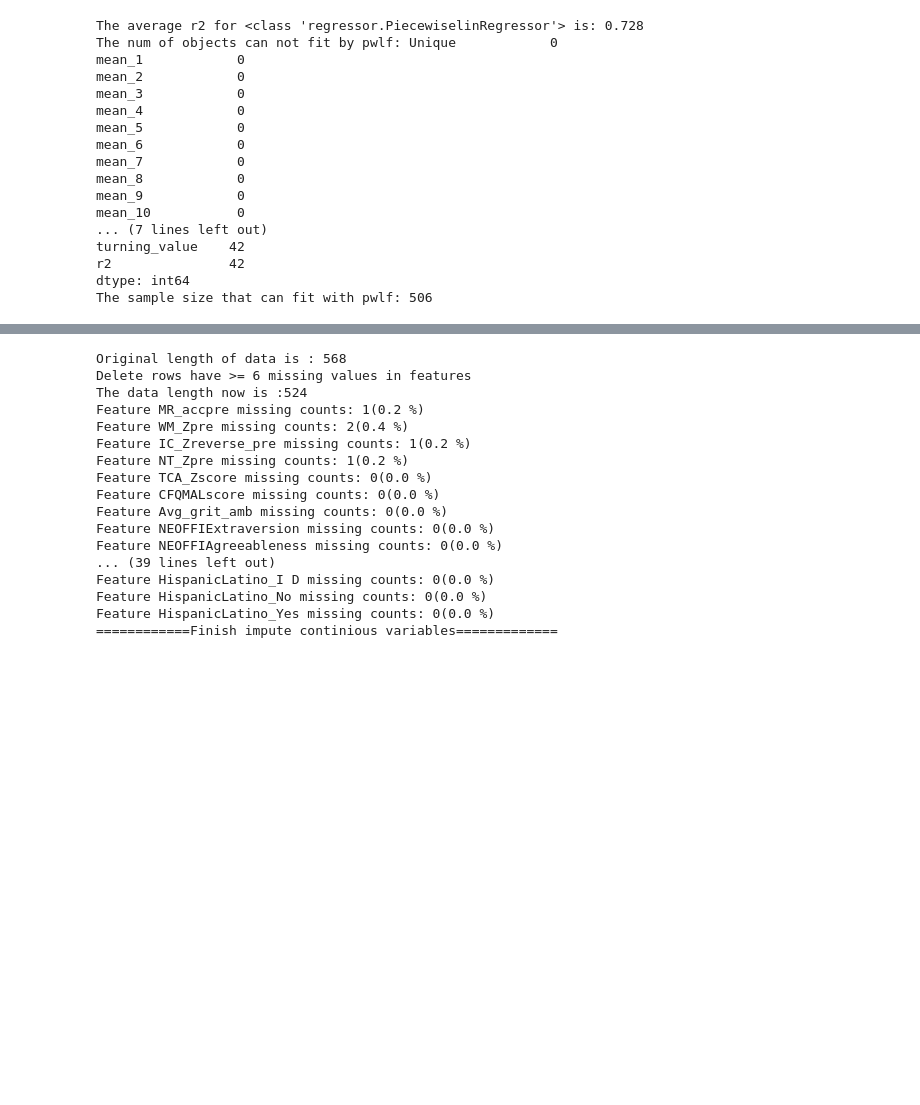
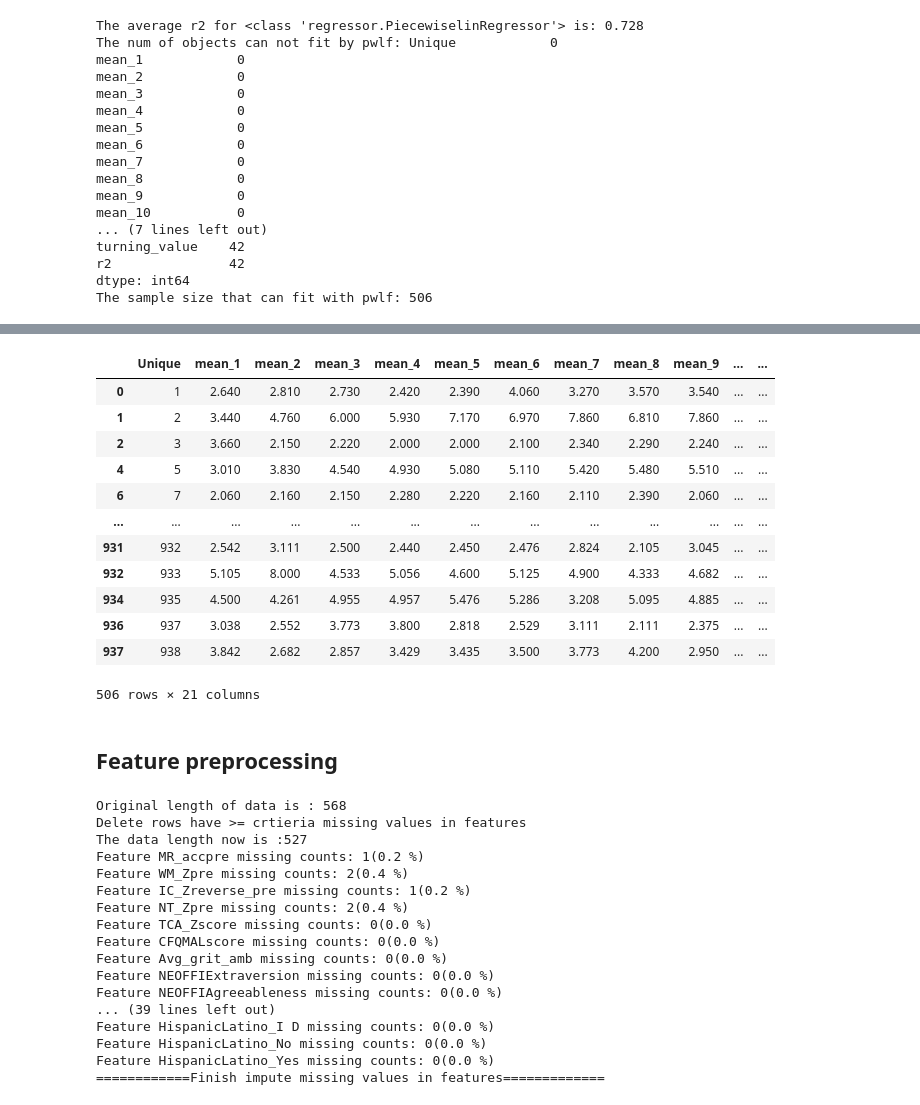
Before and after one commit to YiFeng/IndividualDifference, a Jupyter notebook: indivdiff_ml_pre.ipynb, the cells around one changed output, grey strips where cells are left out. Saved outputs shown, nothing was run; the diff lists cells and outputs as text; code cells hidden in the pictures; blank space fills up the shorter version.

Commit message:
revised classification preprocessing

```diff
--- a/indivdiff_ml_pre.ipynb
+++ b/indivdiff_ml_pre.ipynb
@@ -125,0 +139,16 @@ findfont: Generic family 'sans-serif' not found because none of the following fa
+# %%
+int_test.data
+# %% [output]
+|  | Unique | mean_1 | mean_2 | mean_3 | mean_4 | mean_5 | mean_6 | mean_7 | mean_8 | mean_9 | ... | ... |
+| 0 | 1 | 2.640 | 2.810 | 2.730 | 2.420 | 2.390 | 4.060 | 3.270 | 3.570 | 3.540 | ... | ... |
+| 1 | 2 | 3.440 | 4.760 | 6.000 | 5.930 | 7.170 | 6.970 | 7.860 | 6.810 | 7.860 | ... | ... |
+| 2 | 3 | 3.660 | 2.150 | 2.220 | 2.000 | 2.000 | 2.100 | 2.340 | 2.290 | 2.240 | ... | ... |
+| 4 | 5 | 3.010 | 3.830 | 4.540 | 4.930 | 5.080 | 5.110 | 5.420 | 5.480 | 5.510 | ... | ... |
+| 6 | 7 | 2.060 | 2.160 | 2.150 | 2.280 | 2.220 | 2.160 | 2.110 | 2.390 | 2.060 | ... | ... |
+| ... | ... | ... | ... | ... | ... | ... | ... | ... | ... | ... | ... | ... |
+| 931 | 932 | 2.542 | 3.111 | 2.500 | 2.440 | 2.450 | 2.476 | 2.824 | 2.105 | 3.045 | ... | ... |
+| 932 | 933 | 5.105 | 8.000 | 4.533 | 5.056 | 4.600 | 5.125 | 4.900 | 4.333 | 4.682 | ... | ... |
+| 934 | 935 | 4.500 | 4.261 | 4.955 | 4.957 | 5.476 | 5.286 | 3.208 | 5.095 | 4.885 | ... | ... |
+| 936 | 937 | 3.038 | 2.552 | 3.773 | 3.800 | 2.818 | 2.529 | 3.111 | 2.111 | 2.375 | ... | ... |
+| 937 | 938 | 3.842 | 2.682 | 2.857 | 3.429 | 3.435 | 3.500 | 3.773 | 4.200 | 2.950 | ... | ... |
+506 rows × 21 columns
@@ -126,8 +159,10 @@ findfont: Generic family 'sans-serif' not found because none of the following fa
+# %% [markdown]
+## Feature preprocessing
 # %%
 # Feature preprocessing
 import feature_preprocessor as fp
 fp_test = fp.FeatureProcessor(data_nomissing_training,add_demographic=True)
-fp_test.delete_missing_rows()
+fp_test.delete_missing_rows(8)
 fp_test.make_dummy()
 fp_test.features_impute_missing()
 
@@ -137,12 +172,12 @@ fp_test.features_impute_missing()
 #fp_test.discretize_features()
 # %% [output]
 Original length of data is : 568
-Delete rows have >= 6 missing values in features
-The data length now is :524
+Delete rows have >= crtieria missing values in features
+The data length now is :527
 Feature MR_accpre missing counts: 1(0.2 %)
 Feature WM_Zpre missing counts: 2(0.4 %)
 Feature IC_Zreverse_pre missing counts: 1(0.2 %)
-Feature NT_Zpre missing counts: 1(0.2 %)
+Feature NT_Zpre missing counts: 2(0.4 %)
 Feature TCA_Zscore missing counts: 0(0.0 %)
 Feature CFQMALscore missing counts: 0(0.0 %)
 Feature Avg_grit_amb missing counts: 0(0.0 %)
@@ -152,4 +187,4 @@ Feature NEOFFIAgreeableness missing counts: 0(0.0 %)
 Feature HispanicLatino_I D missing counts: 0(0.0 %)
 Feature HispanicLatino_No missing counts: 0(0.0 %)
 Feature HispanicLatino_Yes missing counts: 0(0.0 %)
-============Finish impute continious variables=============
+============Finish impute missing values in features=============
```
Also changed, not shown: parts of 13 cells of this notebook, 5 other files.
